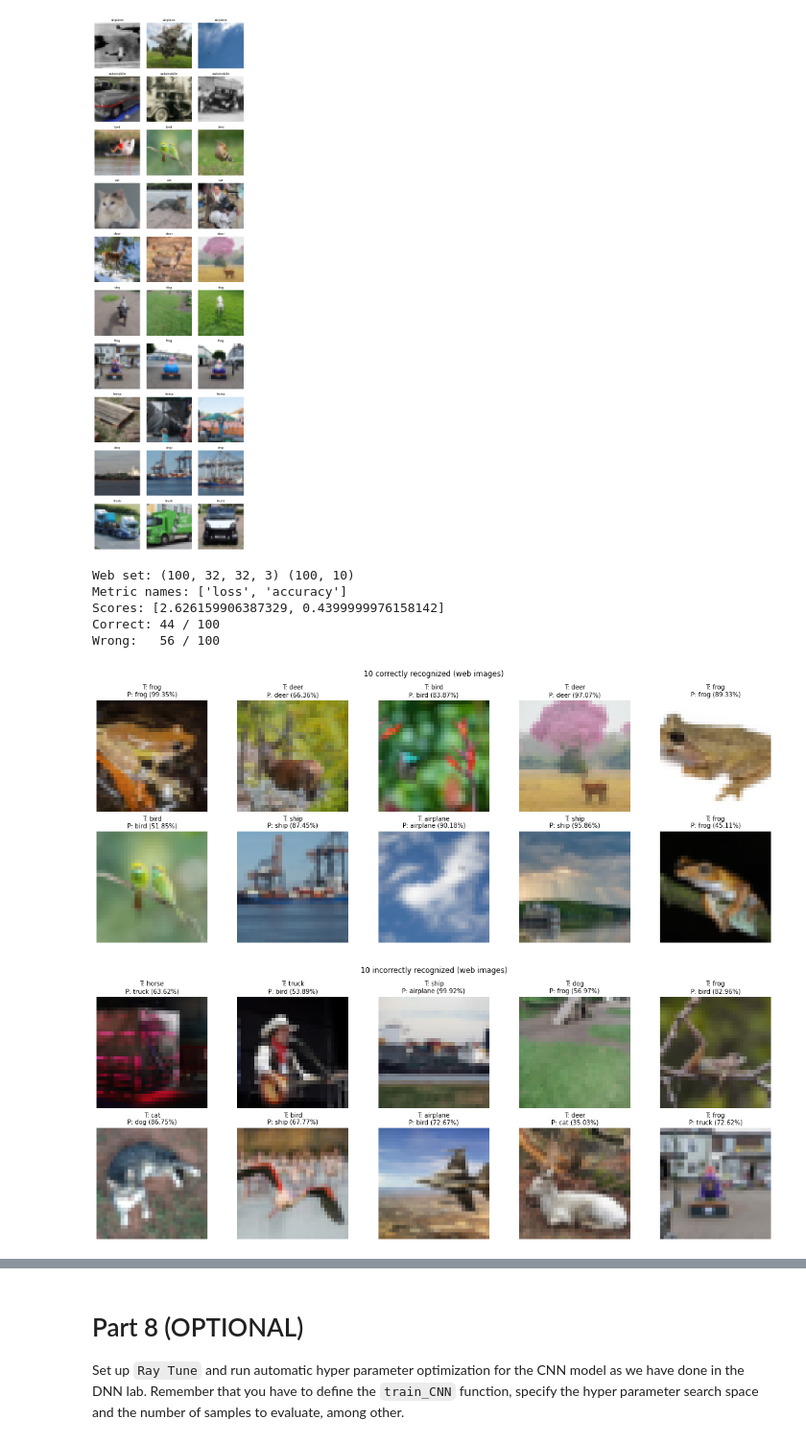
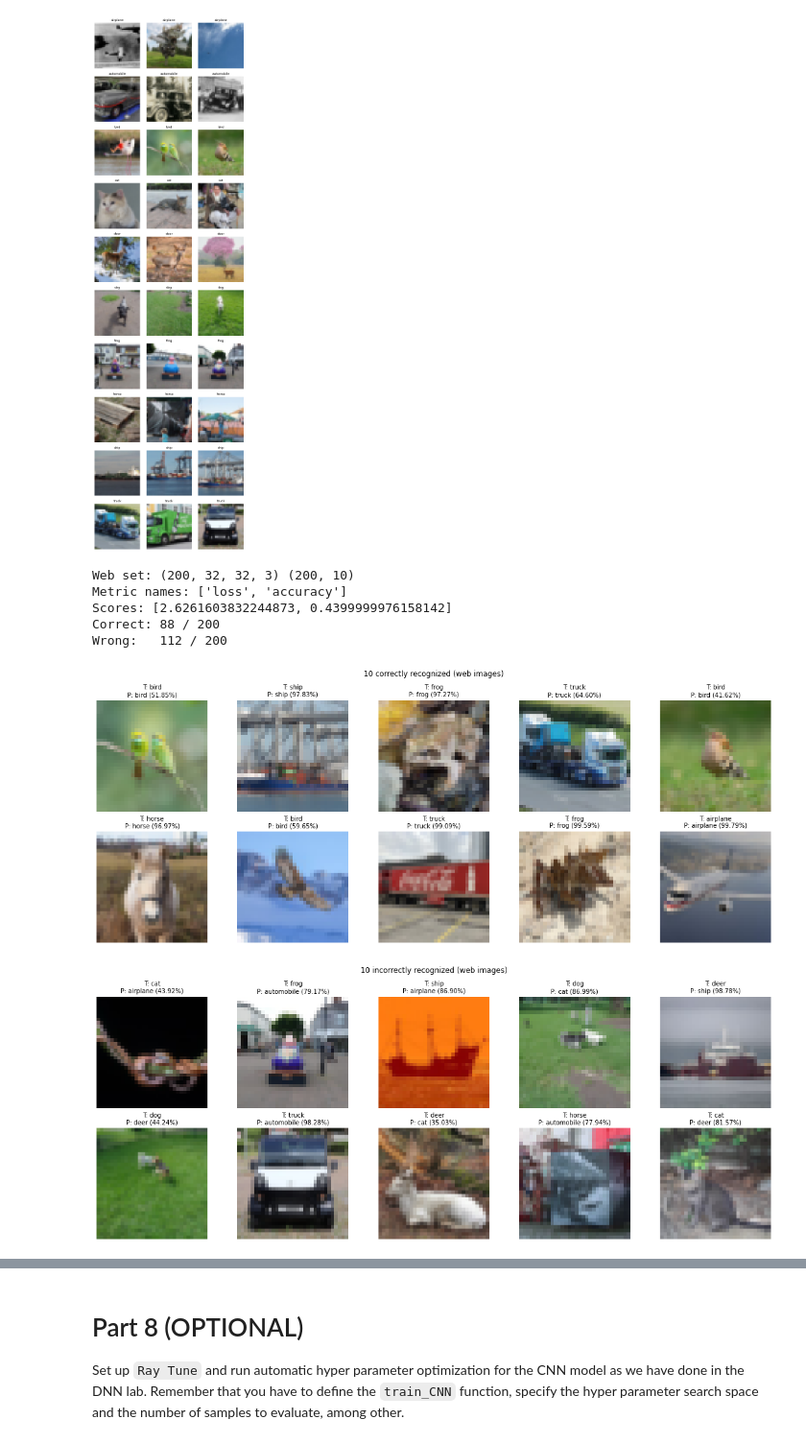
Before and after one commit to njmurov-ux/DLLabs, a Jupyter notebook: Lab 3/CNN_Lab.ipynb, the cells around one changed output, grey strips where cells are left out. Shown at 96% size. Drawn from its saved outputs; the diff is of its cells as text; code cells hidden in the pictures.

```diff
--- a/Lab 3/CNN_Lab.ipynb
+++ b/Lab 3/CNN_Lab.ipynb
@@ -1844,8 +1844,16 @@ IMG_SIZE = (32, 32)
 
 def load_web_folder(root=ROOT, class_names=CLASSES, limit_per_class=None):
     X_list, y_int = [], []
+    exts = ("*.png", "*.jpg", "*.jpeg", "*.PNG", "*.JPG", "*.JPEG")
+
     for y, cls in enumerate(class_names):
-        files = sorted(list((root / cls).glob("*.png")))
+        cls_dir = root / cls
+
+        files = []
+        for pat in exts:
+            files.extend(cls_dir.glob(pat))
+        files = sorted(files)
+
         if limit_per_class is not None:
             files = files[:limit_per_class]
 
@@ -1895,36 +1903,36 @@ def show_grid(X_uint8, y_true_int, y_pred_int, pred_conf, idxs, title, n=10):
     plt.tight_layout()
     plt.show()
 
 X_web_uint8, y_web_int = load_web_folder()
 X_web = preprocess_like_training(X_web_uint8)
 Y_web = to_categorical(y_web_int, 10)
 print("Web set:", X_web.shape, Y_web.shape)
 score = model_full.evaluate(X_web, Y_web, batch_size=batch_size, verbose=0)
 print("Metric names:", model_full.metrics_names)
 print("Scores:", score)
 
 probs = model_full.predict(X_web, batch_size=batch_size, verbose=0)
 y_pred_int = np.argmax(probs, axis=1)
 y_true_int = np.argmax(Y_web, axis=1)
 pred_conf = probs[np.arange(len(probs)), y_pred_int]
 
 correct = np.where(y_pred_int == y_true_int)[0]
 wrong   = np.where(y_pred_int != y_true_int)[0]
 
 print(f"Correct: {len(correct)} / {len(y_true_int)}")
 print(f"Wrong:   {len(wrong)} / {len(y_true_int)}")
 
 # 6) Display grids
 show_grid(X_web_uint8, y_true_int, y_pred_int, pred_conf, correct,
           "10 correctly recognized (web images)", n=10)
 
 show_grid(X_web_uint8, y_true_int, y_pred_int, pred_conf, wrong,
           "10 incorrectly recognized (web images)", n=10)
 # %% [output]
-Web set: (100, 32, 32, 3) (100, 10)
+Web set: (200, 32, 32, 3) (200, 10)
 Metric names: ['loss', 'accuracy']
-Scores: [2.626159906387329, 0.4399999976158142]
-Correct: 44 / 100
-Wrong:   56 / 100
+Scores: [2.6261603832244873, 0.4399999976158142]
+Correct: 88 / 200
+Wrong:   112 / 200
-[figure, old version]
+[figure, new version]
-[figure, old version]
+[figure, new version]
```
Also changed, not shown: parts of 4 cells of this notebook, 1 other file.
